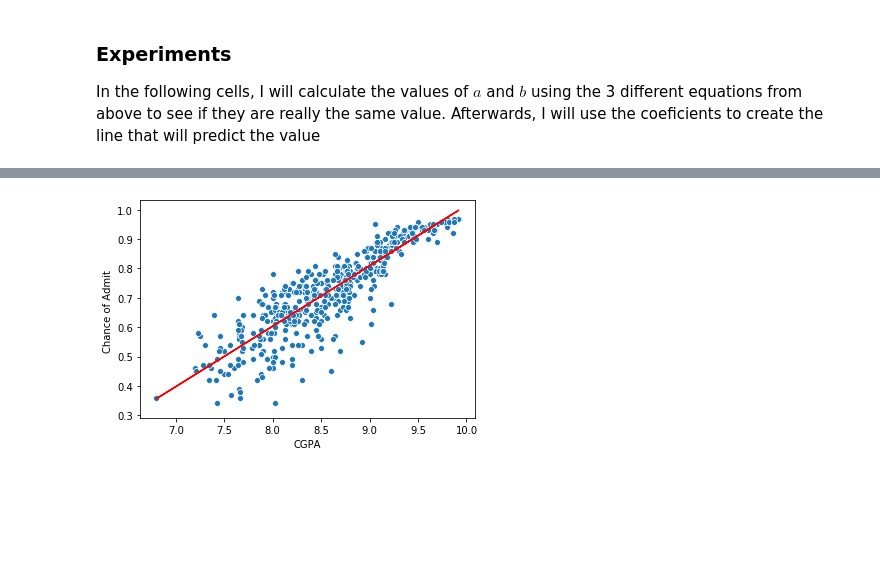
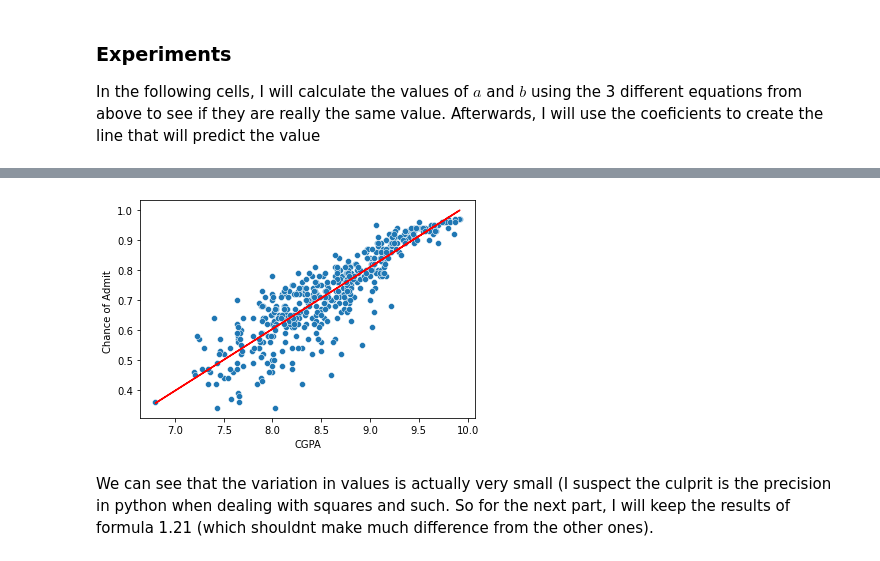
Before and after one commit to Sir-Slade/LinearRegression-Regularization, a Jupyter notebook: LinearRegression.ipynb, the cells around one changed output, grey strips where cells are left out. Cells and saved outputs as stored; diff of their text form; code cells hidden in the pictures; blank space fills up the shorter version.

```diff
--- a/LinearRegression.ipynb
+++ b/LinearRegression.ipynb
@@ -160,6 +157,8 @@ a: 0.20592167891328325 b: -1.04433492389904
 # %%
-sns.scatterplot(x, y)
+sns.scatterplot(x=x, y=y)
 plt.plot(x,preds, "-r")
 plt.show()
 # %% [output]
-[figure, old version]
+[figure, new version]
+# %% [markdown]
+We can see that the variation in values is actually very small (I suspect the culprit is the precision in python when dealing with squares and such. So for the next part, I will keep the results of formula 1.21 (which shouldnt make much difference from the other ones).
```
Also changed, not shown: parts of 8 cells of this notebook.
